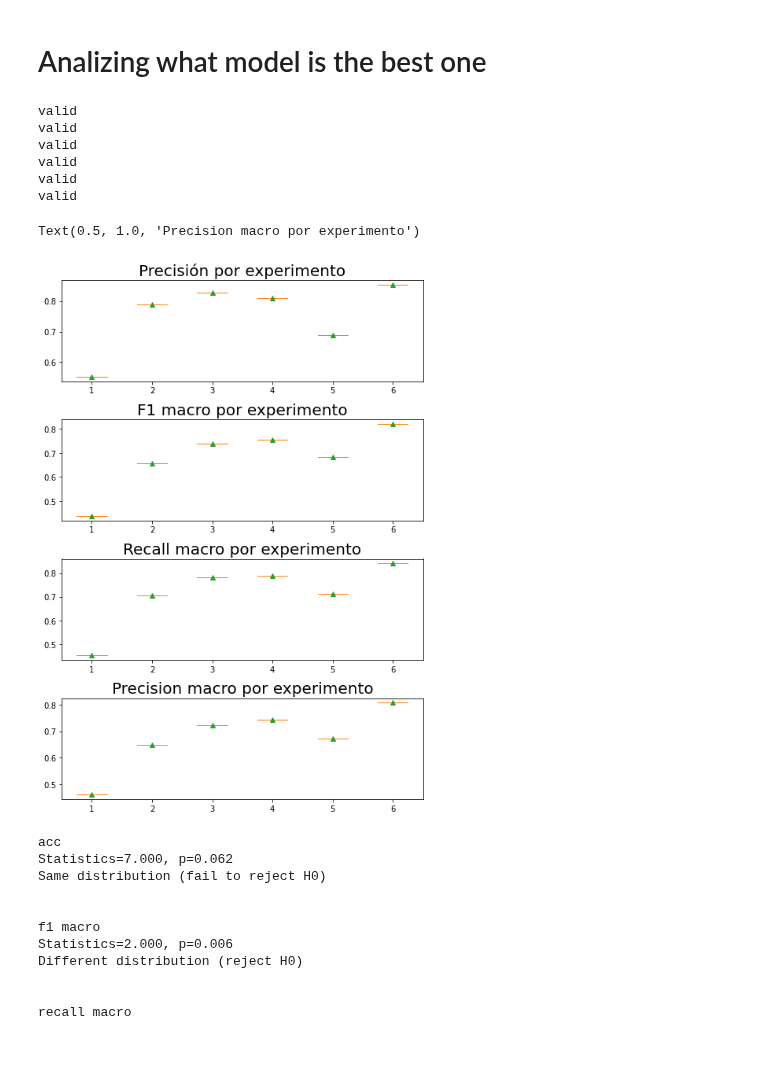
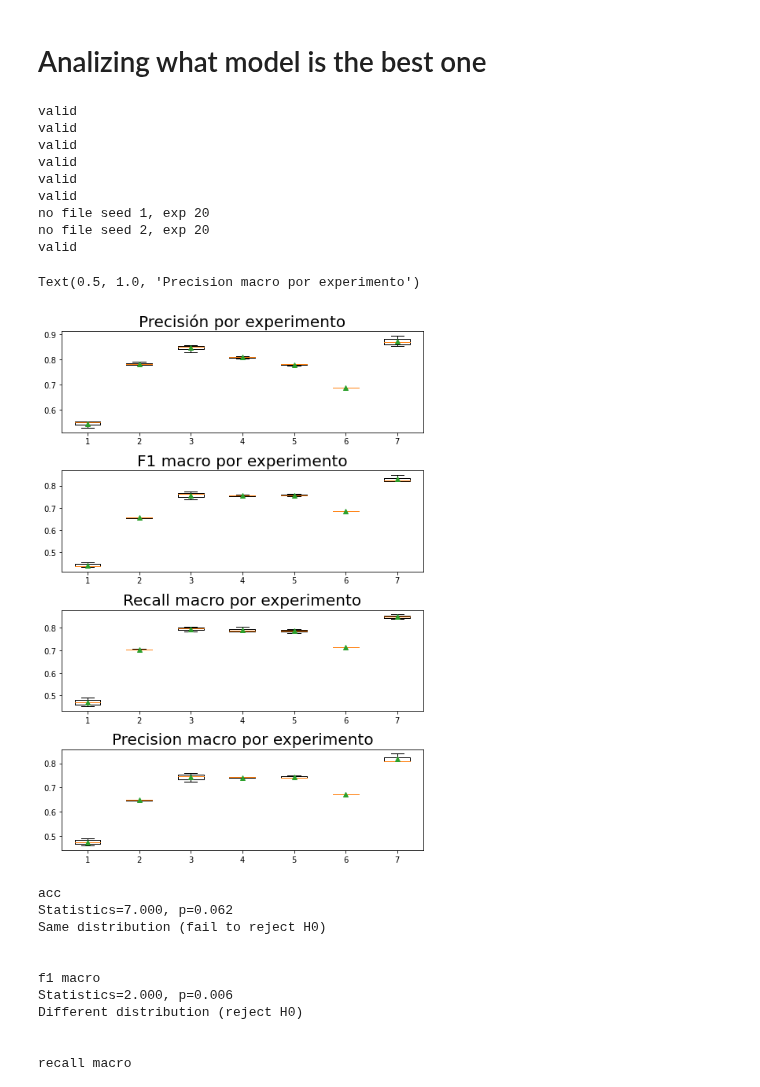
Before and after one commit to leoBravoRain/thesis, a Jupyter notebook: work/thesis/notebooks/comparing_models/Comparing models.ipynb, the cells around one changed output. Saved outputs shown, nothing was run; the diff lists cells and outputs as text; code cells hidden in the pictures; blank space fills up the shorter version.

```diff
--- a/work/thesis/notebooks/comparing_models/Comparing models.ipynb
+++ b/work/thesis/notebooks/comparing_models/Comparing models.ipynb
@@ -776,9 +776,9 @@ ax.barh(
 # Analizing what model is the best one
 # %%
 # modelsToAnalize = [17, 18, 19, 20]
-modelsToAnalize = [22, 23, 24, 25, 20, 18]
+modelsToAnalize = [22, 23, 24, 25, 26, 20, 18]
 # modelsToAnalize = [18, "rf"]
-seeds = [0]
+seeds = [0,1, 2]
 # seeds = [0, 1,2,3,4]
 # seeds = [0, 1, 2, 3, 4, 5, 6, 7, 8]
 
@@ -861,11 +861,33 @@ for idxExp, number_experiment in enumerate(modelsToAnalize):
 
             if number_experiment != "rf":
 
-                a_file = open("../../experiments/comparingModels/seed" + str(seed) + "/ownModel/OwnModel" + str(number_experiment) +"Predictions.pkl", "rb")
+#                 a_file = open("../../experiments/comparingModels/seed" + str(seed) + "/ownModel/OwnModel" + str(number_experiment) +"Predictions.pkl", "rb")
+
+
+                try:
+
+                    a_file = open("../../experiments/comparingModels/seed" + str(seed) + "/ownModel/OwnModel" + str(number_experiment) +"Predictions.pkl", "rb")
+#                     print("ok")
+                except:
+
+                    print(f"no file seed {seed}, exp {number_experiment}")
+
+                    seed_ = 0
+
+                    a_file = open("../../experiments/comparingModels/seed" + str(seed_) + "/ownModel/OwnModel" + str(number_experiment) +"Predictions.pkl", "rb")
+
+#                     continue
 
             else:
 
+#                 try:
+
                 a_file = open("../../experiments/comparingModels/seed" + str(seed) + "/RF/predictionsRF.pkl", "rb")
+#                 except:
+
+#                     print("no file")
+
+#                     pass
 
             ownModelResultsTmp = pickle.load(a_file)
 
@@ -989,34 +1011,37 @@ ax[1].set_title("F1 macro por experimento", fontsize = 20)
 #     np.transpose(f1WeightedArray),
 #     labels = ["Incluye error", "Sin error"],
 #     showmeans = True,
 # )
 
 # ax[2].set_title("F1 weighted por experimento", fontsize = 20)
 
 # recall macro
 ax[2].boxplot(
     np.transpose(recallArray),
 #     labels = ["Incluye error", "Sin error"],
     showmeans = True,
 )
 ax[2].set_title("Recall macro por experimento", fontsize = 20)
 
 # precision macro
 ax[3].boxplot(
     np.transpose(precisionArray),
 #     labels = ["Incluye error", "Sin error"],
     showmeans = True,
 )
 ax[3].set_title("Precision macro por experimento", fontsize = 20)
 # %% [output]
 valid
 valid
 valid
 valid
 valid
 valid
+no file seed 1, exp 20
+no file seed 2, exp 20
+valid
 Text(0.5, 1.0, 'Precision macro por experimento')
-[figure, old version]
+[figure, new version]
 # %%
 from scipy.stats import wilcoxon
 
```
Also changed, not shown: 2 other files.
